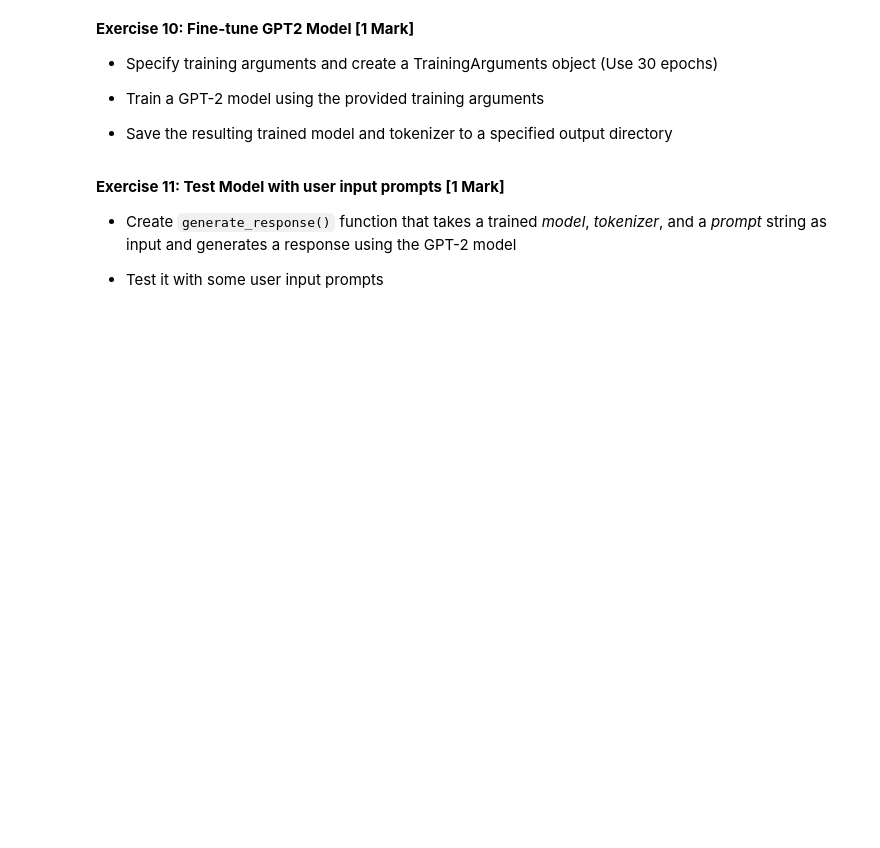
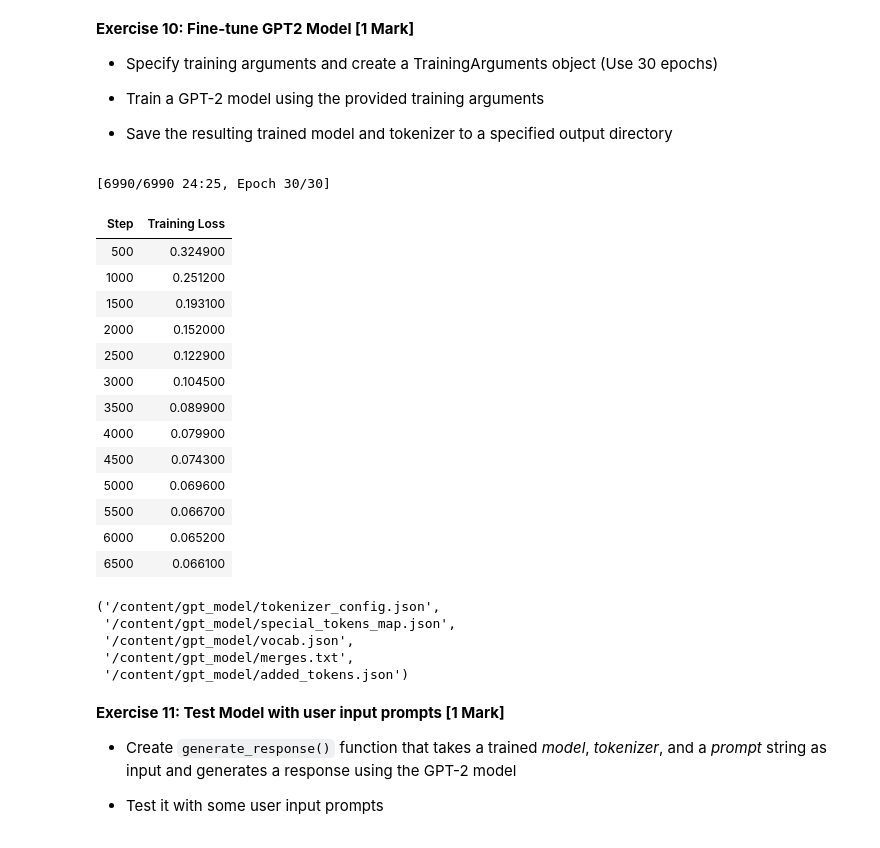
Before and after one commit to shanvelc/genao, a Jupyter notebook: Shan_M5_NB_MiniProject_1_Medical_Q&A_GPT2.ipynb, the cells around one changed output. Cells and saved outputs as stored; diff of their text form; code cells hidden in the pictures; blank space fills up the shorter version.

```diff
--- a/Shan_M5_NB_MiniProject_1_Medical_Q&A_GPT2.ipynb
+++ b/Shan_M5_NB_MiniProject_1_Medical_Q&A_GPT2.ipynb
@@ -389,2 +393,5 @@ train_dataset[0].shape, val_dataset[0].shape
+# %%
+# Create a Data collator object
+data_collator = DataCollatorForLanguageModeling(tokenizer=tokenizer, mlm=False, return_tensors="pt")
 # %% [markdown]
 **Exercise 9: Load pre-trained GPT2LMHeadModel [0.5 Mark]**
@@ -393,3 +398,5 @@ train_dataset[0].shape, val_dataset[0].shape
+# %%
+model = GPT2LMHeadModel.from_pretrained(checkpoint)
 # %% [markdown]
 **Exercise 10: Fine-tune GPT2 Model [1 Mark]**
 
@@ -414,3 +408,54 @@ train_dataset[0].shape, val_dataset[0].shape
+# %%
+# Set up the training arguments
+model_output_path = "/content/gpt_model"
+training_args = TrainingArguments(
+    output_dir = model_output_path,
+    overwrite_output_dir = True,
+    per_device_train_batch_size = 4,
+    per_device_eval_batch_size = 4,
+    num_train_epochs = 30,
+    save_steps = 1000,
+    save_total_limit = 2,
+    logging_dir = './logs',
+    )
+# %%
+# Train the model
+trainer = Trainer(
+    model = model,
+    args = training_args,
+    data_collator = data_collator,
+    train_dataset = train_dataset,
+    eval_dataset = val_dataset,
+)
+
+trainer.train()
+
+# Save the model
+trainer.save_model(model_output_path)
+
+# Save the tokenizer
+tokenizer.save_pretrained(model_output_path)
+# %% [output]
+[6990/6990 24:25, Epoch 30/30]
+| Step | Training Loss |
+| 500 | 0.324900 |
+| 1000 | 0.251200 |
+| 1500 | 0.193100 |
+| 2000 | 0.152000 |
+| 2500 | 0.122900 |
+| 3000 | 0.104500 |
+| 3500 | 0.089900 |
+| 4000 | 0.079900 |
+| 4500 | 0.074300 |
+| 5000 | 0.069600 |
+| 5500 | 0.066700 |
+| 6000 | 0.065200 |
+| 6500 | 0.066100 |
+('/content/gpt_model/tokenizer_config.json',
+ '/content/gpt_model/special_tokens_map.json',
+ '/content/gpt_model/vocab.json',
+ '/content/gpt_model/merges.txt',
+ '/content/gpt_model/added_tokens.json')
 # %% [markdown]
 **Exercise 11: Test Model with user input prompts [1 Mark]**
 
```
Also changed, not shown: parts of 11 cells of this notebook.
